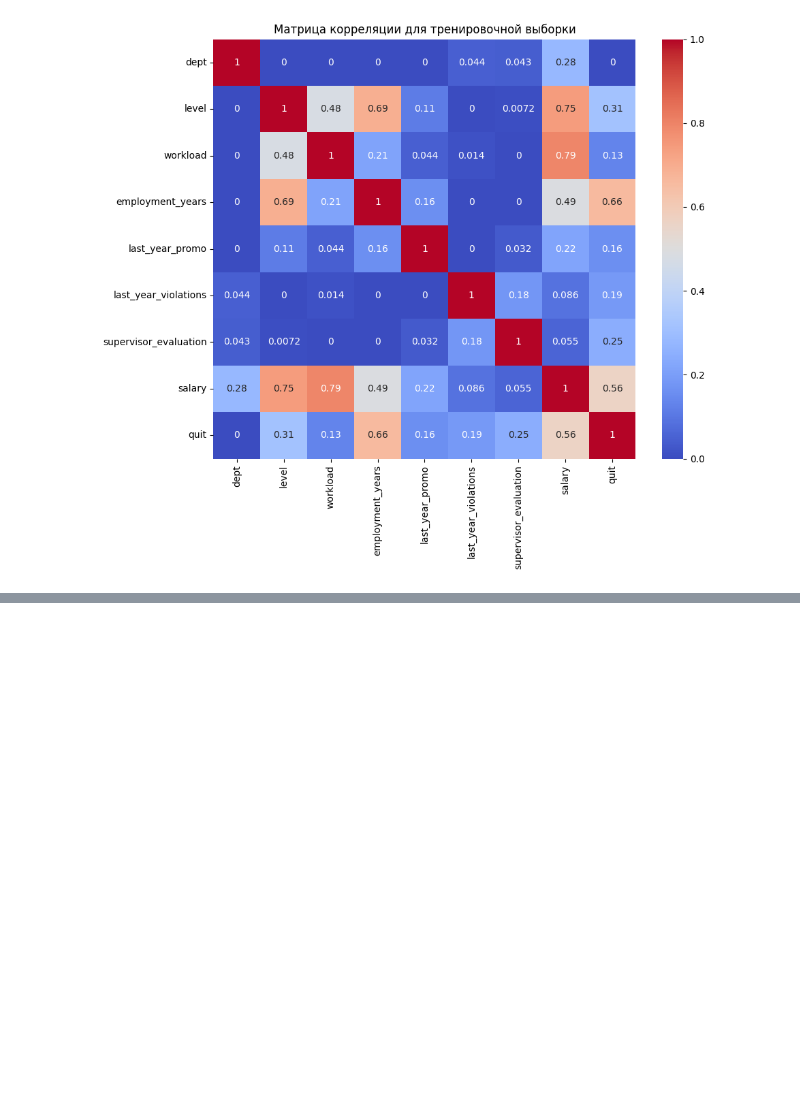
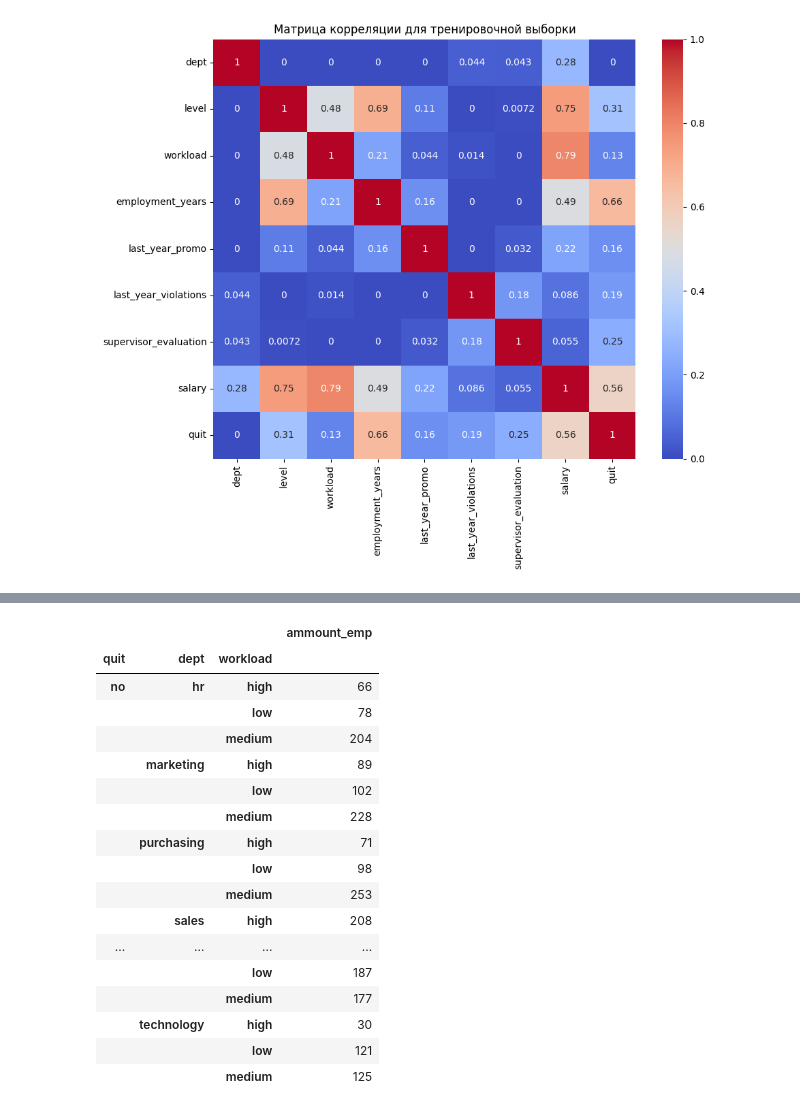
Before and after one commit to anthonypotekhin/studying, a Jupyter notebook: yandex_practicum/9_compilation_proj_2/comp_project_2.ipynb, the cells around one changed output, grey strips where cells are left out. Cells and saved outputs as stored; diff of their text form; code cells hidden in the pictures; blank space fills up the shorter version.

```diff
--- a/yandex_practicum/9_compilation_proj_2/comp_project_2.ipynb
+++ b/yandex_practicum/9_compilation_proj_2/comp_project_2.ipynb
@@ -1074,0 +1108,22 @@ plt.show()
+# %%
+train_quit_df.groupby(['quit', 'dept', 'workload']).agg({'last_year_promo': 'count'})\
+    .rename(columns={'last_year_promo': 'ammount_emp'})
+# %% [output]
+|  |  |  | ammount_emp |
+| quit | dept | workload |  |
+| no | hr | high | 66 |
+|  |  | low | 78 |
+|  |  | medium | 204 |
+|  | marketing | high | 89 |
+|  |  | low | 102 |
+|  |  | medium | 228 |
+|  | purchasing | high | 71 |
+|  |  | low | 98 |
+|  |  | medium | 253 |
+|  | sales | high | 208 |
+| ... | ... | ... | ... |
+|  |  | low | 187 |
+|  |  | medium | 177 |
+|  | technology | high | 30 |
+|  |  | low | 121 |
+|  |  | medium | 125 |
```
Also changed, not shown: parts of 14 cells of this notebook, 2 other files.
